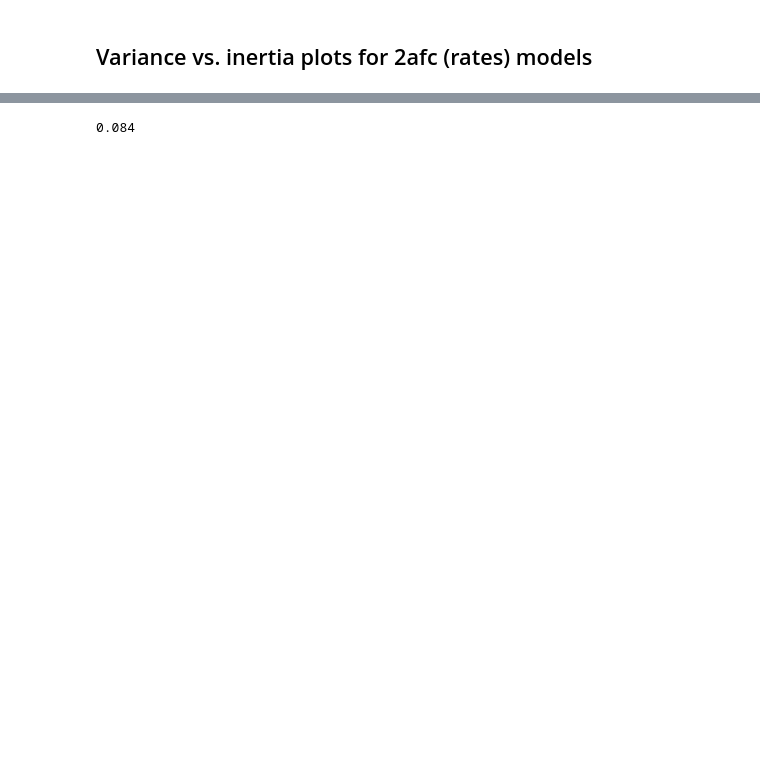
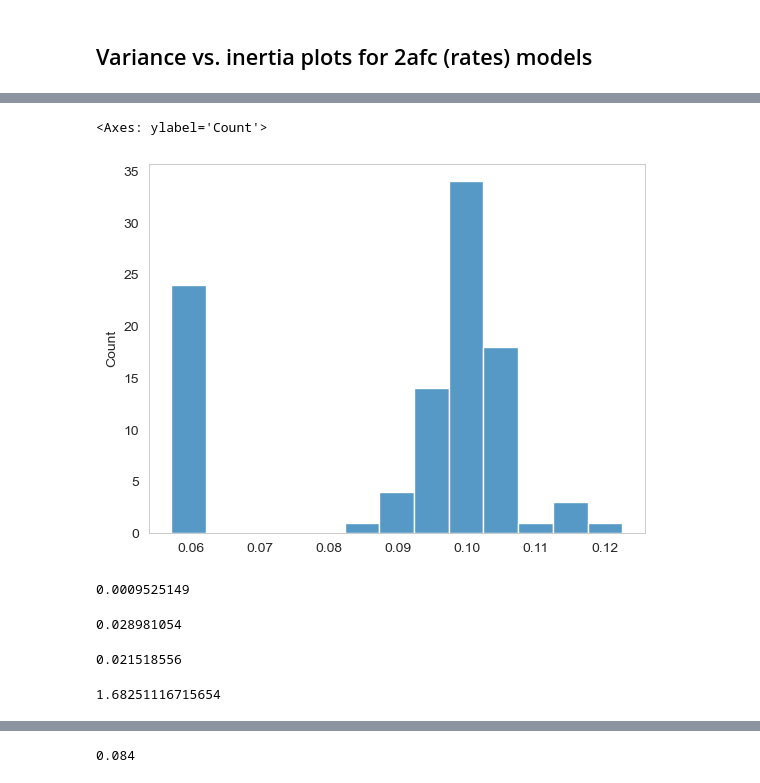
Before and after one commit to cmlangdon/embedding_dimension, a Jupyter notebook: RNN/Notebooks/Figure_2afc_var_inertia.ipynb, the cells around one changed output, grey strips where cells are left out. Cells and saved outputs as stored; diff of their text form; code cells hidden in the pictures; blank space fills up the shorter version.

```diff
--- a/RNN/Notebooks/Figure_2afc_var_inertia.ipynb
+++ b/RNN/Notebooks/Figure_2afc_var_inertia.ipynb
@@ -274,0 +263,27 @@ responses = responses[~np.isnan(responses).any(axis=1)]
+# %%
+plt.figure()
+sns.histplot(np.mean(x,axis=(0,1)))
+# %% [output]
+<Axes: ylabel='Count'>
+[figure, added]
+# %%
+np.std(np.std(x,axis=(0,1)))
+# %% [output]
+0.0009525149
+# %%
+np.std(np.mean(x,axis=(0,1)))/np.mean(np.mean(x,axis=(0,1)))
+# %% [output]
+0.028981054
+# %%
+np.std(np.std(x,axis=(0,1)))/np.mean(np.std(x,axis=(0,1)))
+# %% [output]
+0.021518556
+# %%
+#np.std(np.mean(x,axis=(0,1)))
+from scipy.stats import norm, kurtosis
+#data = norm.rvs(size=1000, random_state=3)
+kurtosis(np.mean(x,axis=(0,1)))
+#from scipy.stats import skewtest
+#skewtest(np.mean(x,axis=(0,1)))td
+# %% [output]
+1.68251116715654
```
Also changed, not shown: parts of 21 cells of this notebook.
